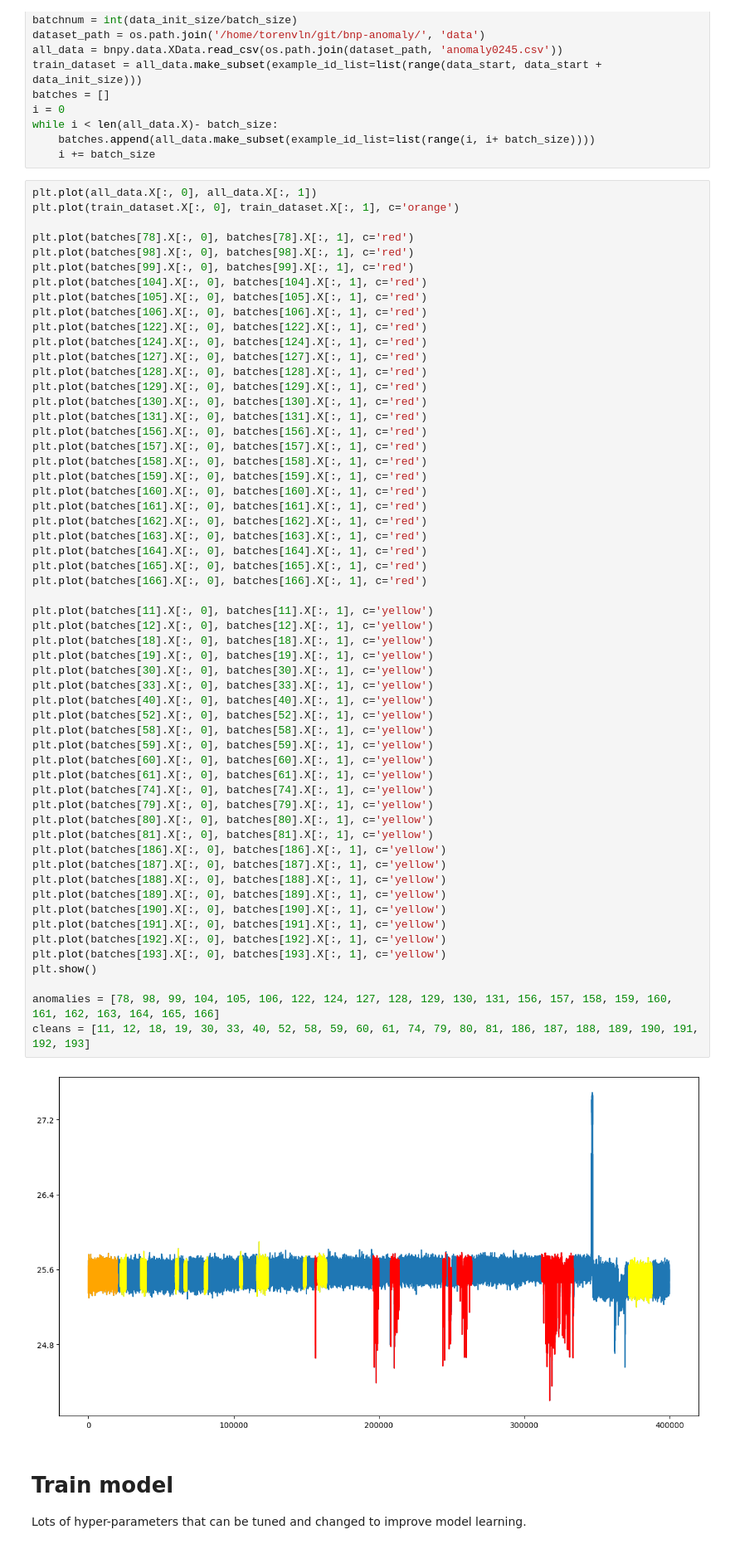
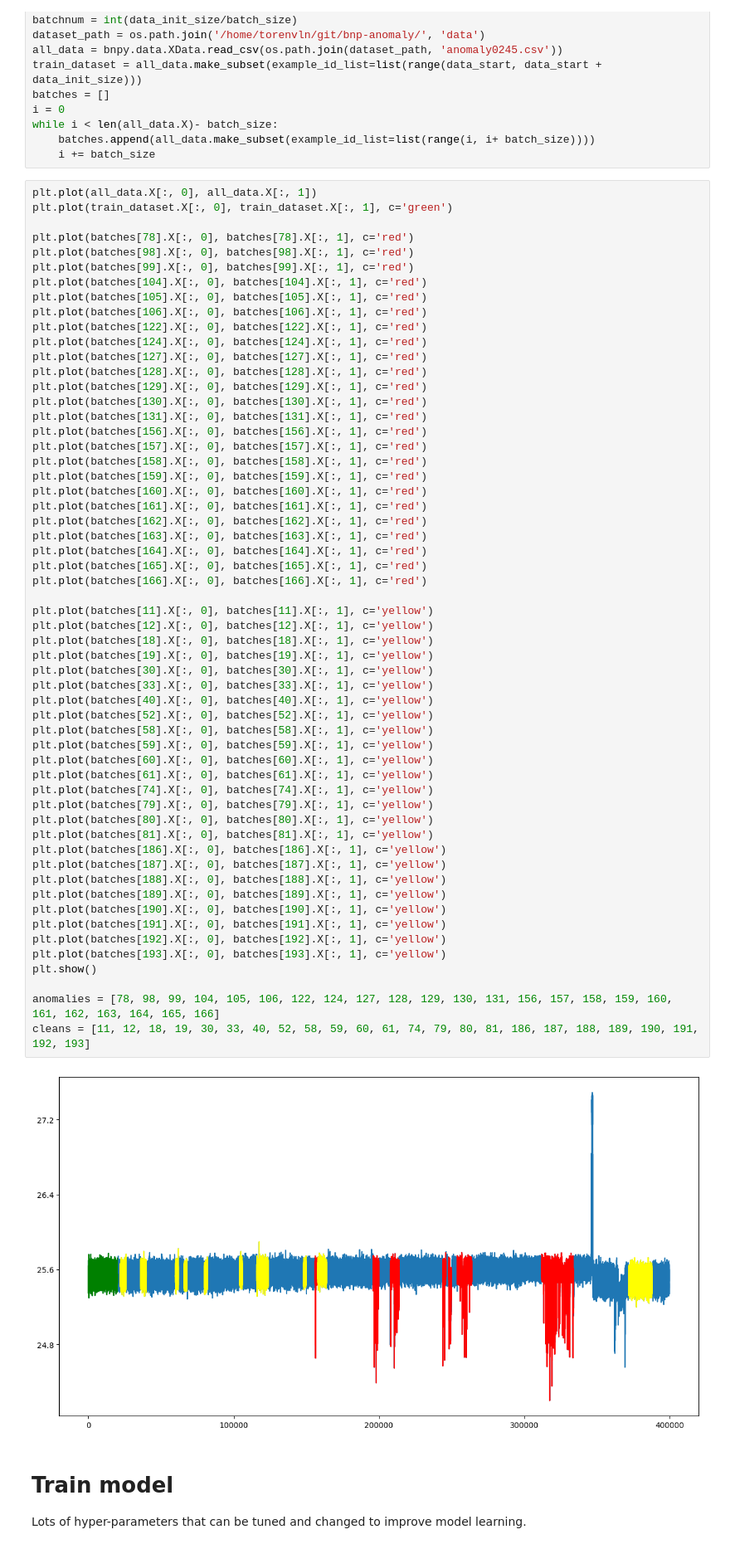
Before and after one commit to nick-torenvliet/old-bnp-anomaly, a Jupyter notebook: jupyter/Batchnew-Update-nt.ipynb, the cells around one changed output. Shown at 83% size. Drawn from its saved outputs; the diff is of its cells as text.

```diff
--- a/jupyter/Batchnew-Update-nt.ipynb
+++ b/jupyter/Batchnew-Update-nt.ipynb
@@ -32,7 +32,7 @@ while i < len(all_data.X)- batch_size:
     i += batch_size
 # %%
 plt.plot(all_data.X[:, 0], all_data.X[:, 1])
-plt.plot(train_dataset.X[:, 0], train_dataset.X[:, 1], c='orange')
+plt.plot(train_dataset.X[:, 0], train_dataset.X[:, 1], c='green')
 
 plt.plot(batches[78].X[:, 0], batches[78].X[:, 1], c='red')
 plt.plot(batches[98].X[:, 0], batches[98].X[:, 1], c='red')
@@ -61,34 +61,34 @@ plt.plot(batches[166].X[:, 0], batches[166].X[:, 1], c='red')
 
 plt.plot(batches[11].X[:, 0], batches[11].X[:, 1], c='yellow')
 plt.plot(batches[12].X[:, 0], batches[12].X[:, 1], c='yellow')
 plt.plot(batches[18].X[:, 0], batches[18].X[:, 1], c='yellow')
 plt.plot(batches[19].X[:, 0], batches[19].X[:, 1], c='yellow')
 plt.plot(batches[30].X[:, 0], batches[30].X[:, 1], c='yellow')
 plt.plot(batches[33].X[:, 0], batches[33].X[:, 1], c='yellow')
 plt.plot(batches[40].X[:, 0], batches[40].X[:, 1], c='yellow')
 plt.plot(batches[52].X[:, 0], batches[52].X[:, 1], c='yellow')
 plt.plot(batches[58].X[:, 0], batches[58].X[:, 1], c='yellow')
 plt.plot(batches[59].X[:, 0], batches[59].X[:, 1], c='yellow')
 plt.plot(batches[60].X[:, 0], batches[60].X[:, 1], c='yellow')
 plt.plot(batches[61].X[:, 0], batches[61].X[:, 1], c='yellow')
 plt.plot(batches[74].X[:, 0], batches[74].X[:, 1], c='yellow')
 plt.plot(batches[79].X[:, 0], batches[79].X[:, 1], c='yellow')
 plt.plot(batches[80].X[:, 0], batches[80].X[:, 1], c='yellow')
 plt.plot(batches[81].X[:, 0], batches[81].X[:, 1], c='yellow')
 plt.plot(batches[186].X[:, 0], batches[186].X[:, 1], c='yellow')
 plt.plot(batches[187].X[:, 0], batches[187].X[:, 1], c='yellow')
 plt.plot(batches[188].X[:, 0], batches[188].X[:, 1], c='yellow')
 plt.plot(batches[189].X[:, 0], batches[189].X[:, 1], c='yellow')
 plt.plot(batches[190].X[:, 0], batches[190].X[:, 1], c='yellow')
 plt.plot(batches[191].X[:, 0], batches[191].X[:, 1], c='yellow')
 plt.plot(batches[192].X[:, 0], batches[192].X[:, 1], c='yellow')
 plt.plot(batches[193].X[:, 0], batches[193].X[:, 1], c='yellow')
 plt.show()
 
 anomalies = [78, 98, 99, 104, 105, 106, 122, 124, 127, 128, 129, 130, 131, 156, 157, 158, 159, 160, 161, 162, 163, 164, 165, 166]
 cleans = [11, 12, 18, 19, 30, 33, 40, 52, 58, 59, 60, 61, 74, 79, 80, 81, 186, 187, 188, 189, 190, 191, 192, 193]
 # %% [output]
-[figure, old version]
+[figure, new version]
 # %% [markdown]
 # Train model
 
```
